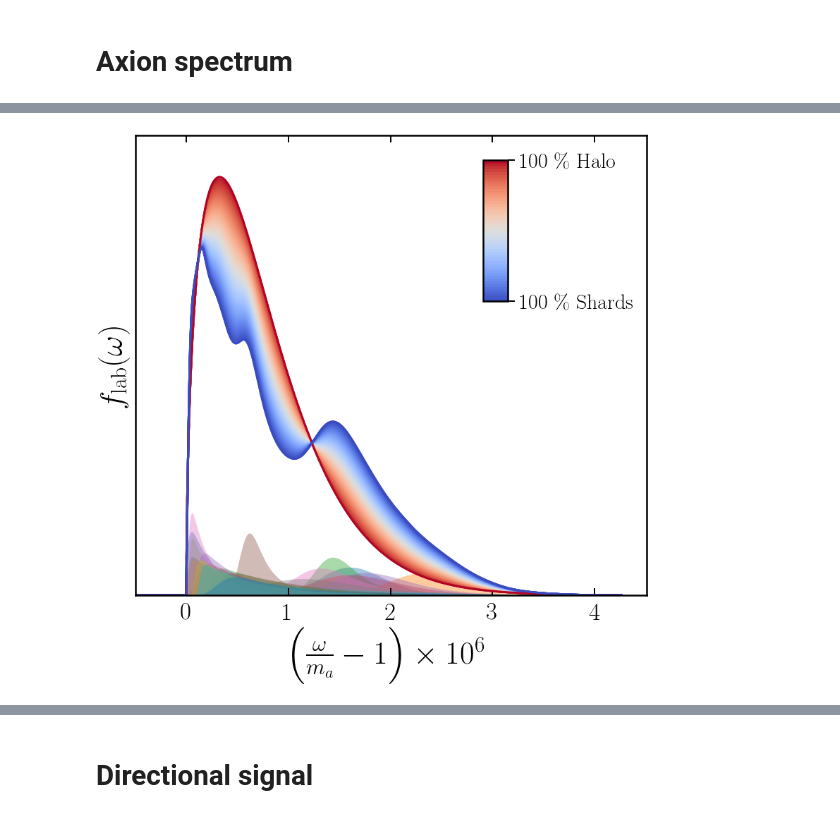
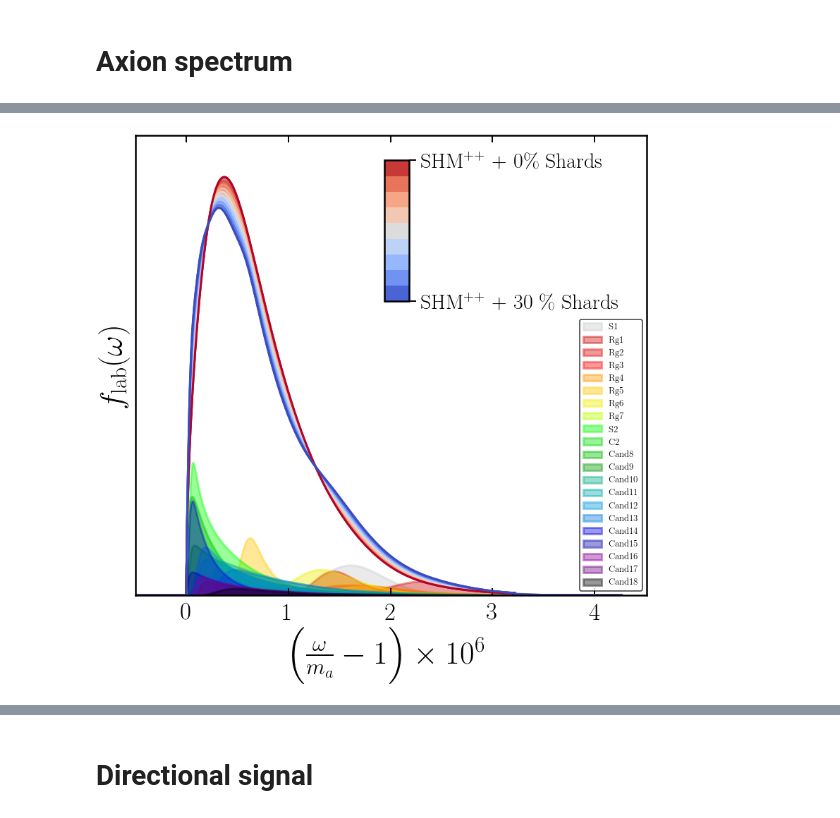
Before and after one commit to cajohare/DarkShards, a Jupyter notebook: code/PlotShards.ipynb, the cells around one changed output, grey strips where cells are left out. Saved outputs shown, nothing was run; the diff lists cells and outputs as text; code cells hidden in the pictures.

```diff
--- a/code/PlotShards.ipynb
+++ b/code/PlotShards.ipynb
@@ -136,10 +205,6 @@ E_max = 50.0
 E = linspace(E_th,E_max,n)
 v_min = MinimumWIMPSpeed(E,A,m_chi)
 
-
-xi_halo = 0.0
-xi_s = (1.0-xi_halo)/(1.0*nshards)
-
 # Loop over times
 ndays = 365
 days = linspace(0,365,ndays)
@@ -149,14 +214,14 @@ R = zeros(shape=ndays)
 R0 = zeros(shape=ndays)
 for i in range(0,ndays):
     v_lab = LabVelocitySimple(days[i],HaloModel)
-    gmin0 = gvmin_Isotropic(v_min,v_lab,v0,v_esc)
-    gmin = xi_halo*gmin0
+    gmin0 = gvmin_Isotropic(v_min,v_lab)
+    gmin_sub = zeros(shape=shape(gmin0))
     for isub in range(0,nshards):
         v_spin = dat[isub,0:3]
         v0_str = sqrt(sum(dat[isub,6:9]**2.0))/(3.0*sqrt(2.0))
-        gmin += xi_s*gvmin_Isotropic(v_min,v_lab-v_spin,v0_str,v_esc)
+        gmin_sub += pops[isub]*gvmin_Isotropic(v_min,v_lab-v_spin,v0_str,v_esc)
 
-    dR[i,:] = diffRecoilRate_SI(E,gmin,A,sigma_p,m_chi,rho_0=0.55)
+    dR[i,:] = diffRecoilRate_SI(E,gmin_sub,A,sigma_p,m_chi,rho_0=0.55)
     dR0[i,:] = diffRecoilRate_SI(E,gmin0,A,sigma_p,m_chi,rho_0=0.55)
     R[i] = trapz(dR[i,(E>E_th)],E[E>E_th])
     R0[i] = trapz(dR0[i,(E>E_th)],E[E>E_th])
@@ -263,11 +331,13 @@ dv[omega<m_a_s] = 0.0
 
 # Plot power spectra
 v_lab = LabVelocitySimple(0.0,HaloModel)
-fv_Iso = SpeedDist_Isotropic(v,v_lab,v0,v_esc)
+fv_Iso = SpeedDist_Isotropic(v,v_lab)
+fv_Saus = SpeedDist_Triaxial(v,v_lab)
+fv0 = (1-0.25)*fv_Iso + 0.25*fv_Saus
 fv = zeros(shape=(nshards,n))
 for i in range(0,nshards):
     v_s = dat[i,0:3]
     sig_s = dat[i,6:9]
-    fvsub = SpeedDist_3D(v,(v_lab-v_s),sig_s)/(1.0*nshards)
+    fvsub = pops[i]*SpeedDist_3D(v,(v_lab-v_s),sig_s)
     fv[i,:] = fvsub
     print i+1,":    V_str = ",v_s,"|     sigma_str = ",sig_s
@@ -280,40 +368,44 @@ pltname = 'Shards_axionspectrum'
 x = 1e6*(omega/m_a_s-1)
 ys = domega*dv
 
+y2 = ys*(xi_vals[-1]*sum(fv,0)+(1.0-xi_vals[-1])*fv0)
 for i in range(0,n_xi):
-    plt.fill_between(x,ys*(xi_vals[i]*sum(fv,0)+(1.0-xi_vals[i])*fv_Iso),y2=ys*sum(fv,0),color=col[i,:],alpha=0.5)
-    plt.plot(x,ys*(xi_vals[i]*sum(fv,0)+(1.0-xi_vals[i])*fv_Iso),'-',color=col[i,:],linewidth=3)
+    plt.fill_between(x,ys*(xi_vals[i]*sum(fv,0)+(1.0-xi_vals[i])*fv0),y2=y2,color=col[i,:],alpha=0.5)
+    plt.plot(x,ys*(xi_vals[i]*sum(fv,0)+(1.0-xi_vals[i])*fv0),'-',color=col[i,:],linewidth=3)
 
-plt.plot(x,ys*fv_Iso,'-',color=col[0,:],linewidth=3,label=r'100 \% Halo')
-plt.plot(x,ys*sum(fv,0),'-',color=col[-1,:],linewidth=3,label=r'100 \% Shards')
+plt.plot(x,ys*fv0,'-',color=col[0,:],linewidth=3)
+plt.plot(x,y2,'-',color=col[-1,:],linewidth=3)
 
 # Plot individual streams
+colstrs = flipud(cm.spectral(linspace(0,1,nshards)))
 for i in range(0,nshards):
-    plt.fill_between(x,ys*fv[i,:],linewidth=3,alpha=0.4)
+    plt.fill_between(x,ys*fv[i,:],linewidth=3,alpha=0.4,color=colstrs[i,:],label = names[i])
 
 ax.set_xlim(left=-0.5)
-ax.set_ylim(bottom=0.0,top=amax(fv_Iso*ys)*1.1)
+ax.set_ylim(bottom=0.0,top=amax(fv0*ys)*1.1)
 ax.tick_params(which='major',direction='in',width=2,length=10,left=False,top=True,pad=10,labelleft=False)
 plt.xticks(fontsize=35)
 plt.xlabel(r"$\left(\frac{\omega}{m_a} -1\right)\times 10^6$",fontsize=45);
 plt.ylabel(r"$f_{\rm lab}(\omega)$",fontsize=45);
+leg = plt.legend(loc='lower right',fontsize=13,edgecolor='k')
+leg.get_frame().set_linewidth(1.5)
 
 # Custom colorbar
-cbaxes = inset_axes(ax, width="5%", height="50%", bbox_to_anchor=[-50, 330, 700, 400])
+cbaxes = inset_axes(ax, width="5%", height="50%", bbox_to_anchor=[-190, 330, 700, 400])
 norm = mpl.colors.Normalize(vmin=0,vmax=1)
 sm = plt.cm.ScalarMappable(cmap=cmap, norm=norm)
 sm.set_array([])
 plt.colorbar(sm,cax=cbaxes,ticks=(0,1),boundaries=linspace(0,1,n_xi))
 f = plt.gcf().get_children()
 cbar = f[2]
-cbar.set_yticklabels([r'100 \% Shards', r'100 \% Halo'])  # vertically oriented colorbar
+cbar.set_yticklabels([cbar_min,cbar_max])  # vertically oriented colorbar
 cbar.tick_params(labelsize=30)
 cbar.tick_params(which='major',direction='out',width=2,length=10,right=True,top=False,pad=7)
 cbar.tick_params(which='minor',direction='out',width=2,length=7,right=True,top=False)
 
 # Save figure
 plt.show()
 fig.savefig('../plots/'+pltname+'.pdf',bbox_inches='tight')
 fig.savefig('../plots/plots_png/'+pltname+'.png',bbox_inches='tight')
 # %% [output]
-[figure, old version]
+[figure, new version]
```
Also changed, not shown: parts of 14 cells of this notebook, 16 other files.
